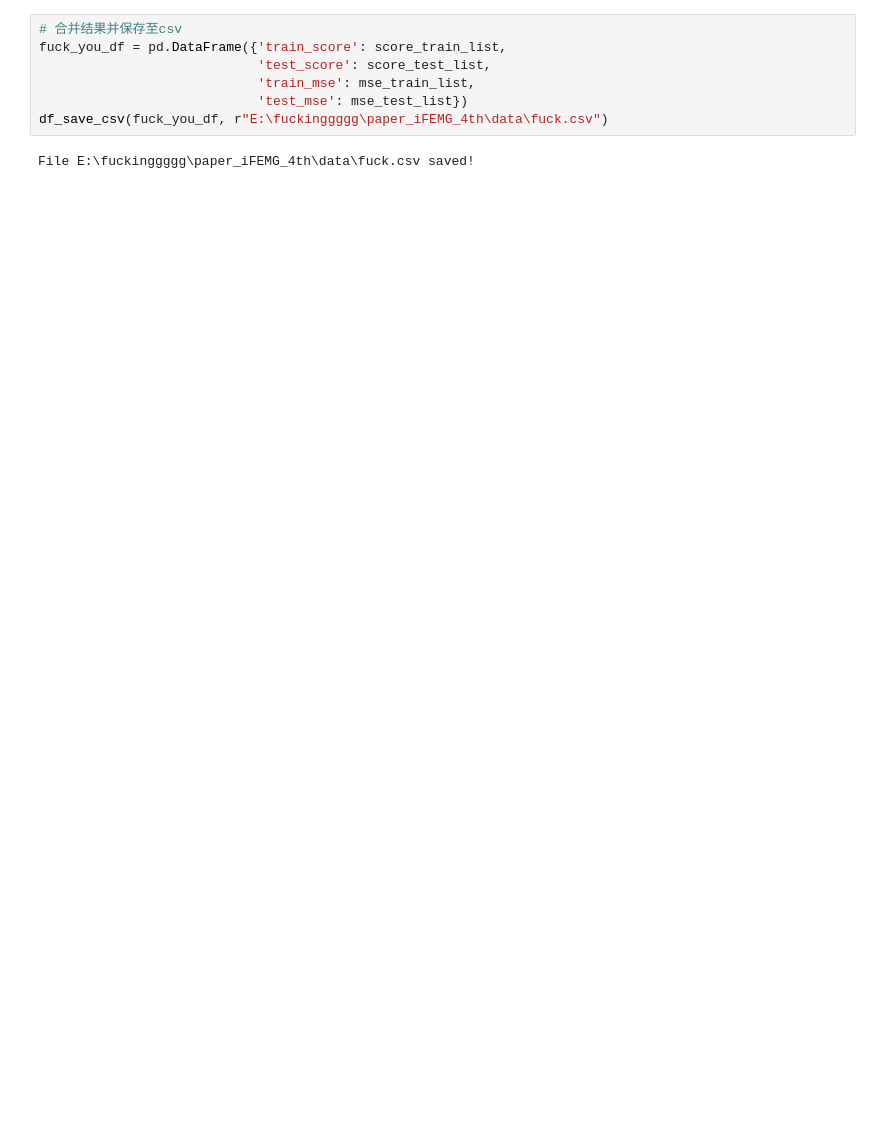
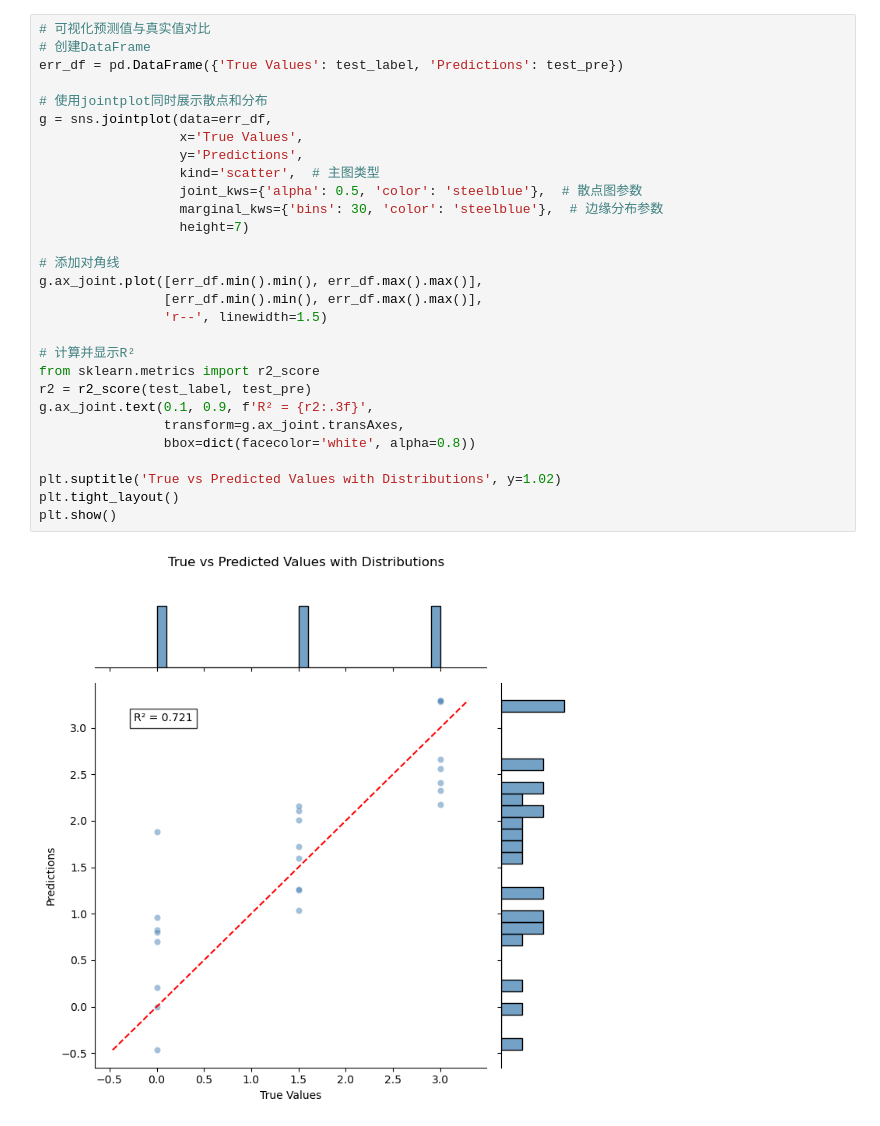
Before and after one commit to WynminMark/FMG-sEMG-processing, a Jupyter notebook: lower_limb_strength_analysis/model_training.ipynb, the cells around one changed output. Drawn from its saved outputs; the diff is of its cells as text; blank space fills up the shorter version.

```diff
--- a/lower_limb_strength_analysis/model_training.ipynb
+++ b/lower_limb_strength_analysis/model_training.ipynb
@@ -174,9 +136,31 @@ test mean squared error: 0.6425620843240977
-# %%
-# 合并结果并保存至csv
-fuck_you_df = pd.DataFrame({'train_score': score_train_list,
-                            'test_score': score_test_list,
-                            'train_mse': mse_train_list,
-                            'test_mse': mse_test_list})
-df_save_csv(fuck_you_df, r"E:\fuckinggggg\paper_iFEMG_4th\data\fuck.csv")
-# %% [output]
-File E:\fuckinggggg\paper_iFEMG_4th\data\fuck.csv saved!
+# %%
+# 可视化预测值与真实值对比
+# 创建DataFrame
+err_df = pd.DataFrame({'True Values': test_label, 'Predictions': test_pre})
+
+# 使用jointplot同时展示散点和分布
+g = sns.jointplot(data=err_df,
+                  x='True Values',
+                  y='Predictions',
+                  kind='scatter',  # 主图类型
+                  joint_kws={'alpha': 0.5, 'color': 'steelblue'},  # 散点图参数
+                  marginal_kws={'bins': 30, 'color': 'steelblue'},  # 边缘分布参数
+                  height=7)
+
+# 添加对角线
+g.ax_joint.plot([err_df.min().min(), err_df.max().max()],
+                [err_df.min().min(), err_df.max().max()],
+                'r--', linewidth=1.5)
+
+# 计算并显示R²
+from sklearn.metrics import r2_score
+r2 = r2_score(test_label, test_pre)
+g.ax_joint.text(0.1, 0.9, f'R² = {r2:.3f}',
+                transform=g.ax_joint.transAxes,
+                bbox=dict(facecolor='white', alpha=0.8))
+
+plt.suptitle('True vs Predicted Values with Distributions', y=1.02)
+plt.tight_layout()
+plt.show()
+# %% [output]
+[figure, added]
```
Also changed, not shown: parts of 14 cells of this notebook, 13 other files.
